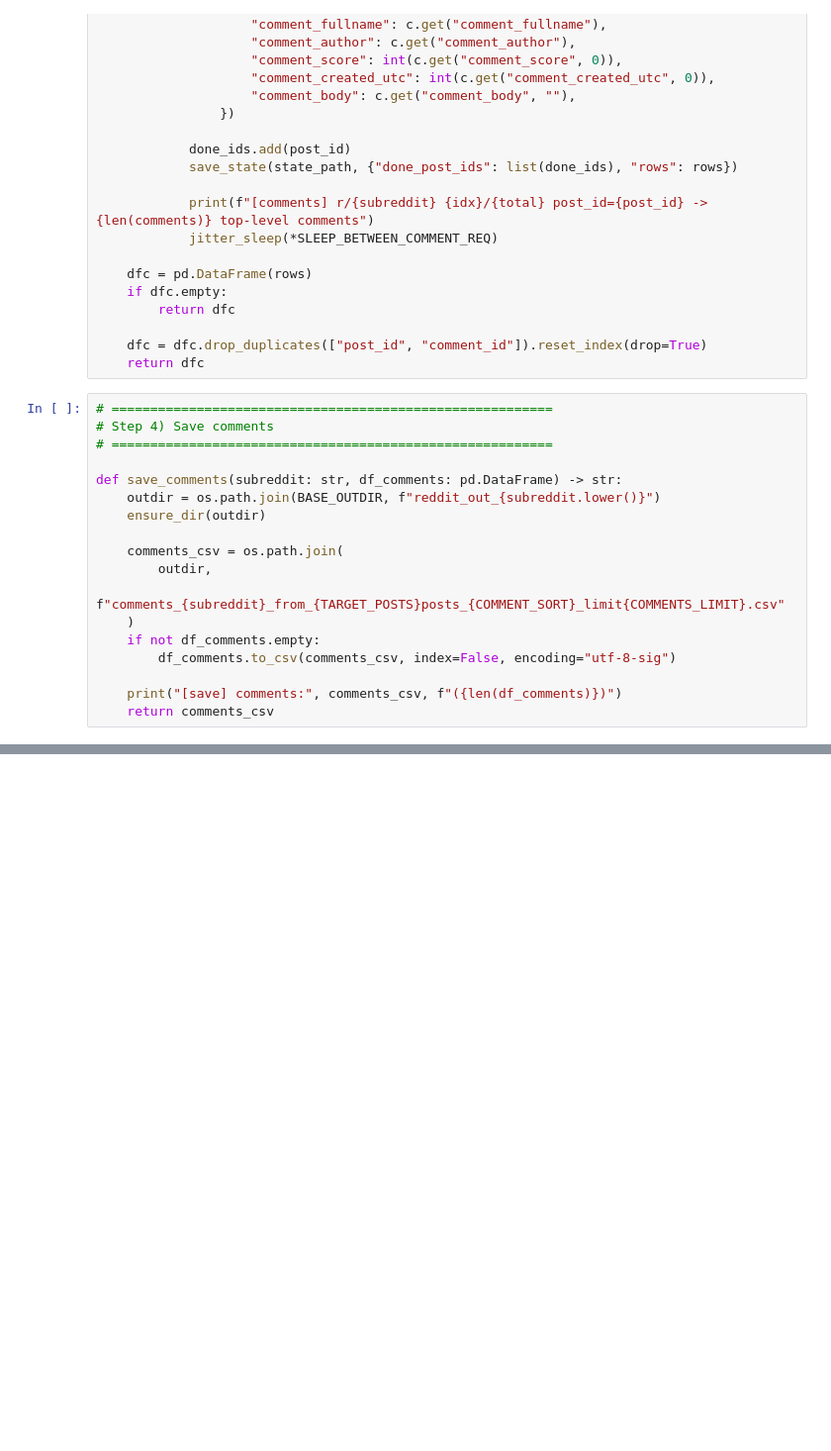
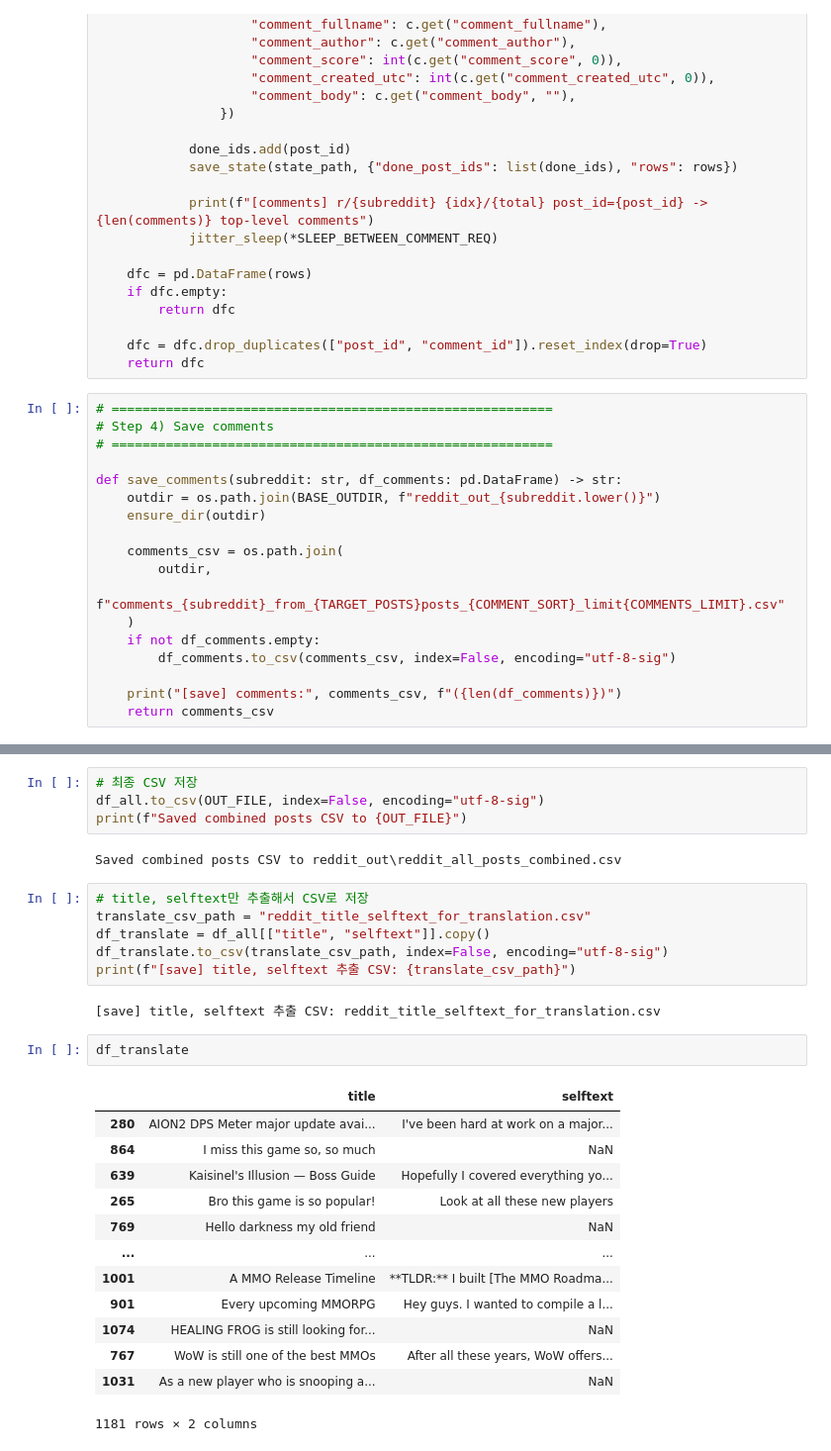
Before and after one commit to SsongSeta/Control_Defines_Difficulty, a Jupyter notebook: 1_code/01_0_collect_redditdata.ipynb, the cells around one changed output, grey strips where cells are left out. Shown at 99% size. Saved outputs shown, nothing was run; the diff lists cells and outputs as text; blank space fills up the shorter version.

```diff
--- a/1_code/01_0_collect_redditdata.ipynb
+++ b/1_code/01_0_collect_redditdata.ipynb
@@ -425,0 +526,30 @@ BASE_OUTDIR: reddit_out
+# %%
+# 최종 CSV 저장
+df_all.to_csv(OUT_FILE, index=False, encoding="utf-8-sig")
+print(f"Saved combined posts CSV to {OUT_FILE}")
+# %% [output]
+Saved combined posts CSV to reddit_out\reddit_all_posts_combined.csv
+# %%
+# title, selftext만 추출해서 CSV로 저장
+translate_csv_path = "reddit_title_selftext_for_translation.csv"
+df_translate = df_all[["title", "selftext"]].copy()
+df_translate.to_csv(translate_csv_path, index=False, encoding="utf-8-sig")
+print(f"[save] title, selftext 추출 CSV: {translate_csv_path}")
+# %% [output]
+[save] title, selftext 추출 CSV: reddit_title_selftext_for_translation.csv
+# %%
+df_translate
+# %% [output]
+|  | title | selftext |
+| 280 | AION2 DPS Meter major update avai... | I've been hard at work on a major... |
+| 864 | I miss this game so, so much | NaN |
+| 639 | Kaisinel's Illusion — Boss Guide | Hopefully I covered everything yo... |
+| 265 | Bro this game is so popular! | Look at all these new players |
+| 769 | Hello darkness my old friend | NaN |
+| ... | ... | ... |
+| 1001 | A MMO Release Timeline | **TLDR:** I built [The MMO Roadma... |
+| 901 | Every upcoming MMORPG | Hey guys. I wanted to compile a l... |
+| 1074 | HEALING FROG is still looking for... | NaN |
+| 767 | WoW is still one of the best MMOs | After all these years, WoW offers... |
+| 1031 | As a new player who is snooping a... | NaN |
+1181 rows × 2 columns
```
Also changed, not shown: parts of 15 cells of this notebook.
